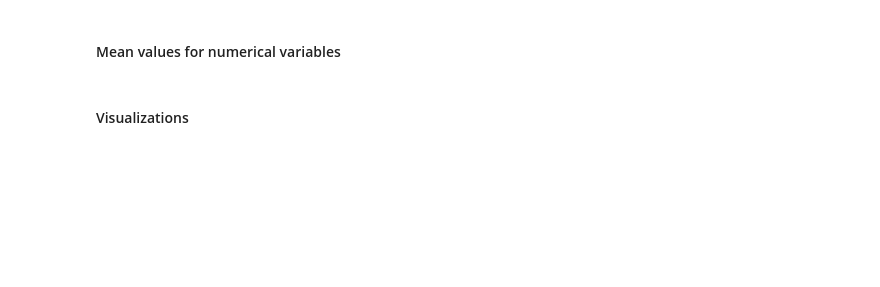
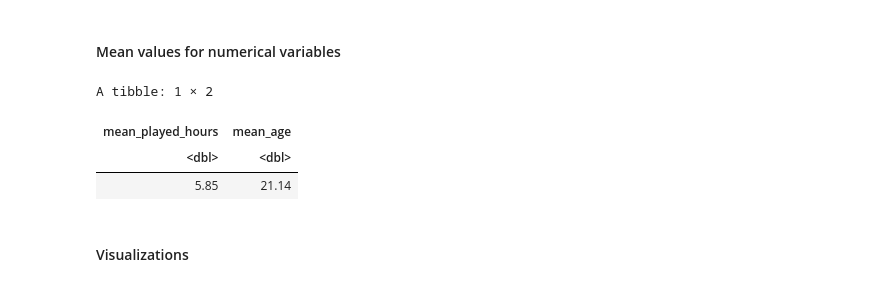
Before and after one commit to emiliaosterlund/dsci-100-project, a Jupyter notebook: Individual_planning.ipynb, the cells around one changed output. Cells and saved outputs as stored; diff of their text form; code cells hidden in the pictures; blank space fills up the shorter version.

```diff
--- a/Individual_planning.ipynb
+++ b/Individual_planning.ipynb
@@ -173,4 +199,13 @@ To do so, I will use the data use the data from the variables experience, gender
 # %% [markdown]
 #### Mean values for numerical variables
+# %%
+summarize(players,
+         mean_played_hours = round(mean(played_hours, na.rm = TRUE), 2),
+         mean_age = round(mean(Age, na.rm = TRUE), 2))
+# %% [output]
+A tibble: 1 × 2
+| mean_played_hours | mean_age |
+| <dbl> | <dbl> |
+| 5.85 | 21.14 |
 # %% [markdown]
 #### Visualizations
```
Also changed, not shown: parts of 4 cells of this notebook.
